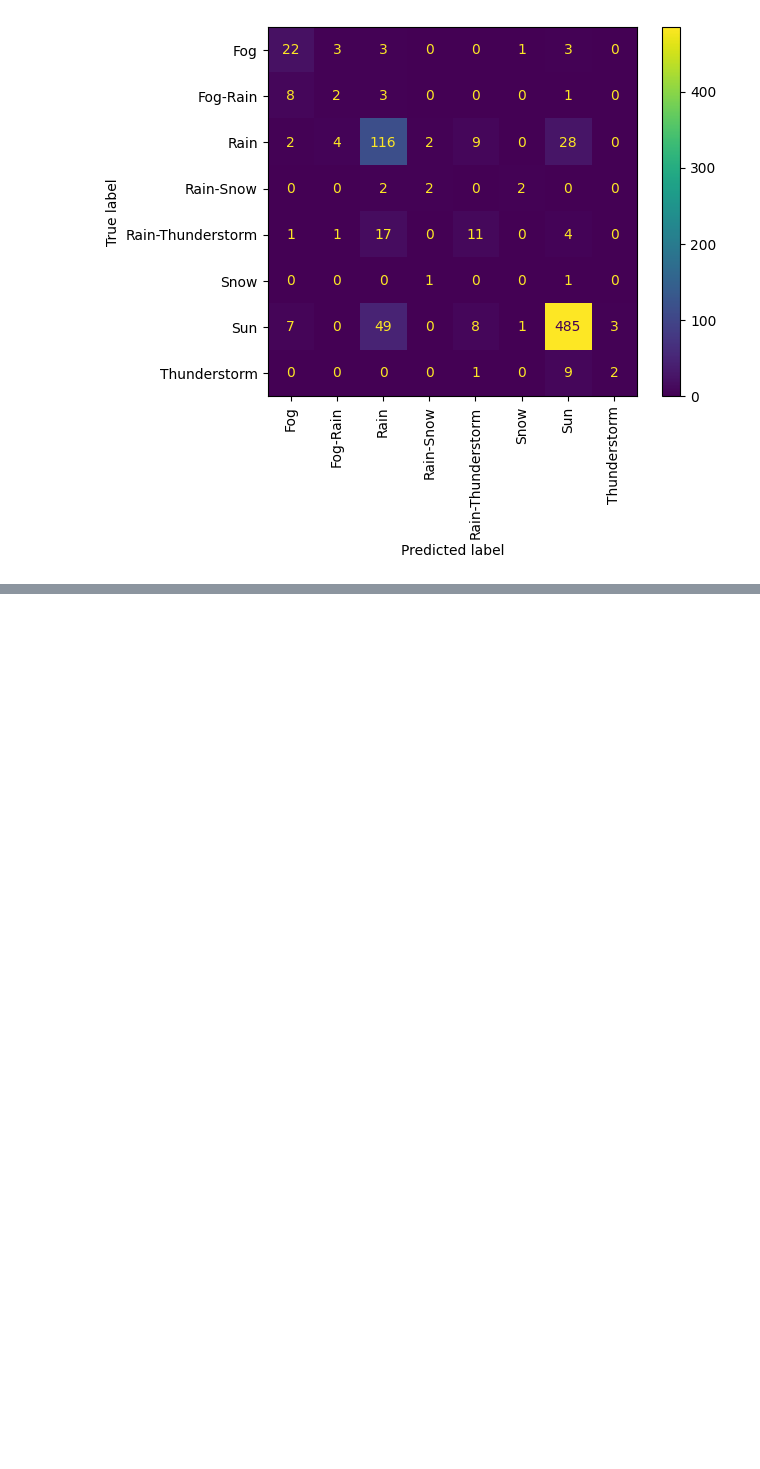
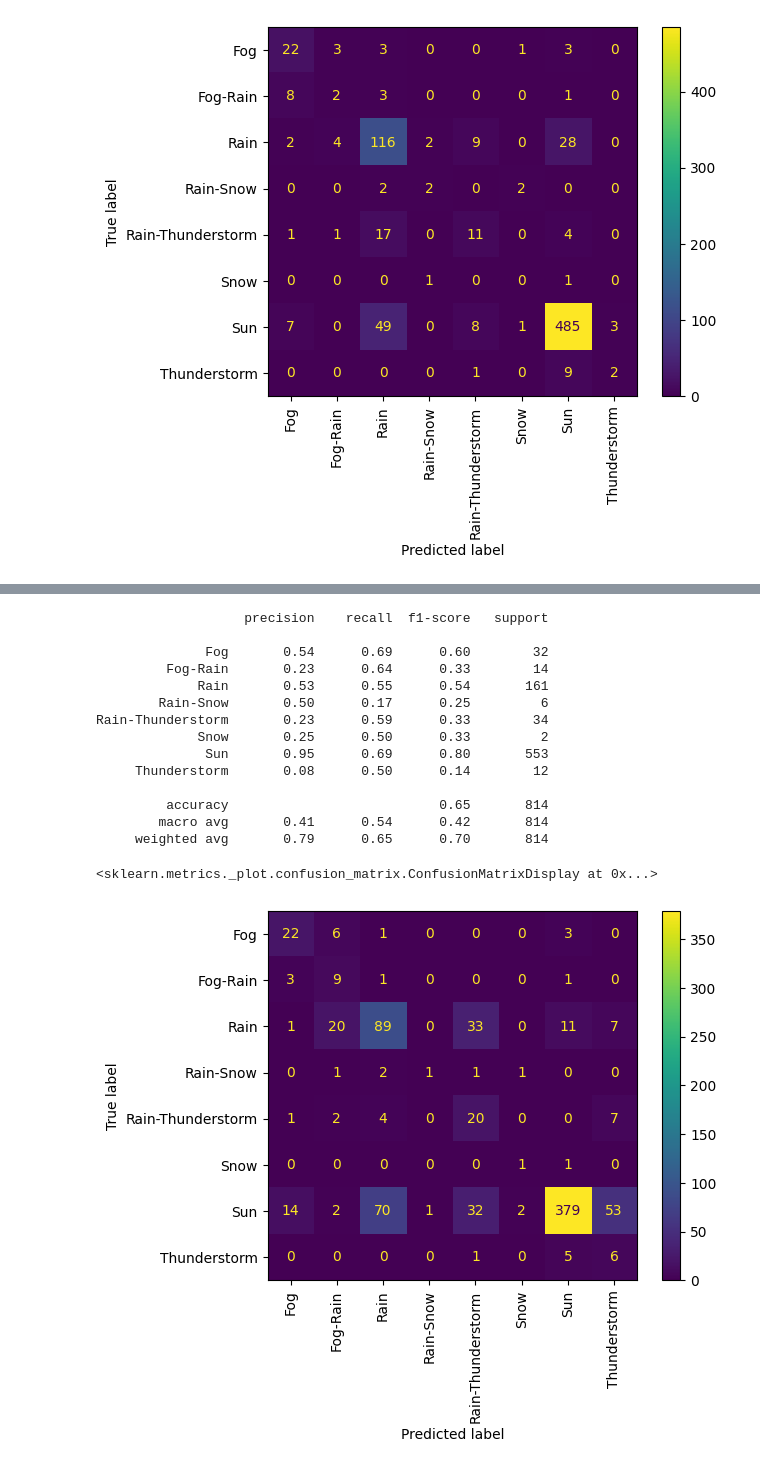
Before and after one commit to Alexso1010/Wine-Cloud, a Jupyter notebook: meteo.ipynb, the cells around one changed output, grey strips where cells are left out. Cells and saved outputs as stored; diff of their text form; code cells hidden in the pictures; blank space fills up the shorter version.

```diff
--- a/meteo.ipynb
+++ b/meteo.ipynb
@@ -117,0 +131,13 @@ ConfusionMatrixDisplay.from_predictions(
+# %%
+Y_ref = df[' Events']
+Y_ref_pred = df[' Events'].copy()
+Y_ref_pred = np.insert(Y_ref_pred.values, 0, 'Sun')  # Ajouter une valeur fictive pour la première ligne
+Y_ref_pred = Y_ref_pred[:-1]  # Supprimer la dernière valeur pour conserver
+
+le = LabelEncoder()
+
+Y_app_encoded = le.fit_transform(Y_ref)
+Y_pred_encoded = le.transform(Y_ref_pred)
+
+print(classification_report(
+        Y_app_encoded, Y_pred_encoded, target_names=le.classes_))
@@ -117,0 +193,35 @@ ConfusionMatrixDisplay.from_predictions(
+# %%
+mod = SVC(kernel='linear', class_weight='balanced', random_state=42)
+
+mod.fit(X_app, Y_app_encoded)
+
+Y_pred = mod.predict(X_test)
+
+# Resultats du modèle sur le jeu de test
+print(classification_report(
+        Y_test_encoded,
+        Y_pred,
+        target_names=le.classes_))
+
+ConfusionMatrixDisplay.from_predictions(
+    Y_test_encoded,
+    Y_pred,
+    display_labels=le.classes_,
+    xticks_rotation=90)
+# %% [output]
+                   precision    recall  f1-score   support
+
+              Fog       0.54      0.69      0.60        32
+         Fog-Rain       0.23      0.64      0.33        14
+             Rain       0.53      0.55      0.54       161
+        Rain-Snow       0.50      0.17      0.25         6
+Rain-Thunderstorm       0.23      0.59      0.33        34
+             Snow       0.25      0.50      0.33         2
+              Sun       0.95      0.69      0.80       553
+     Thunderstorm       0.08      0.50      0.14        12
+
+         accuracy                           0.65       814
+        macro avg       0.41      0.54      0.42       814
+     weighted avg       0.79      0.65      0.70       814
+<sklearn.metrics._plot.confusion_matrix.ConfusionMatrixDisplay at 0x...>
+[figure, added]
```
Also changed, not shown: parts of 15 cells of this notebook.
